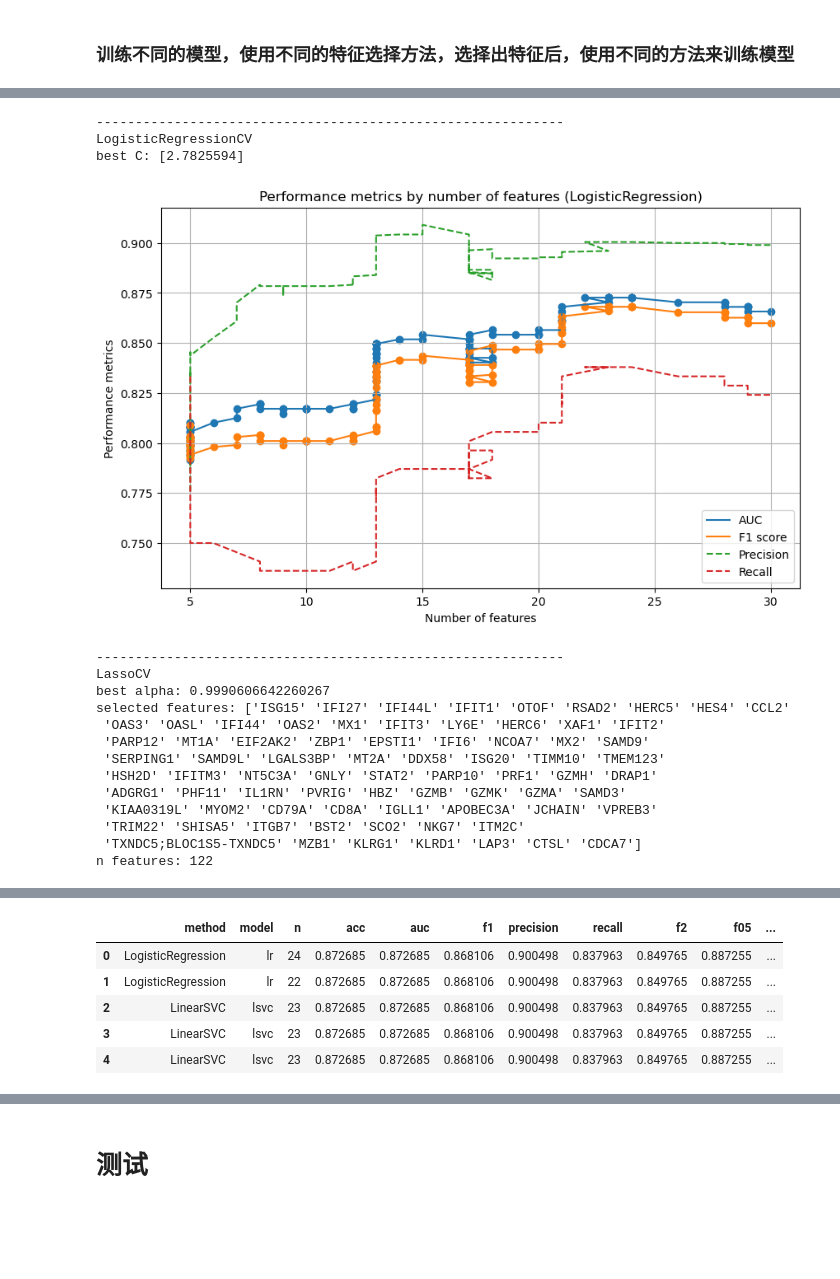
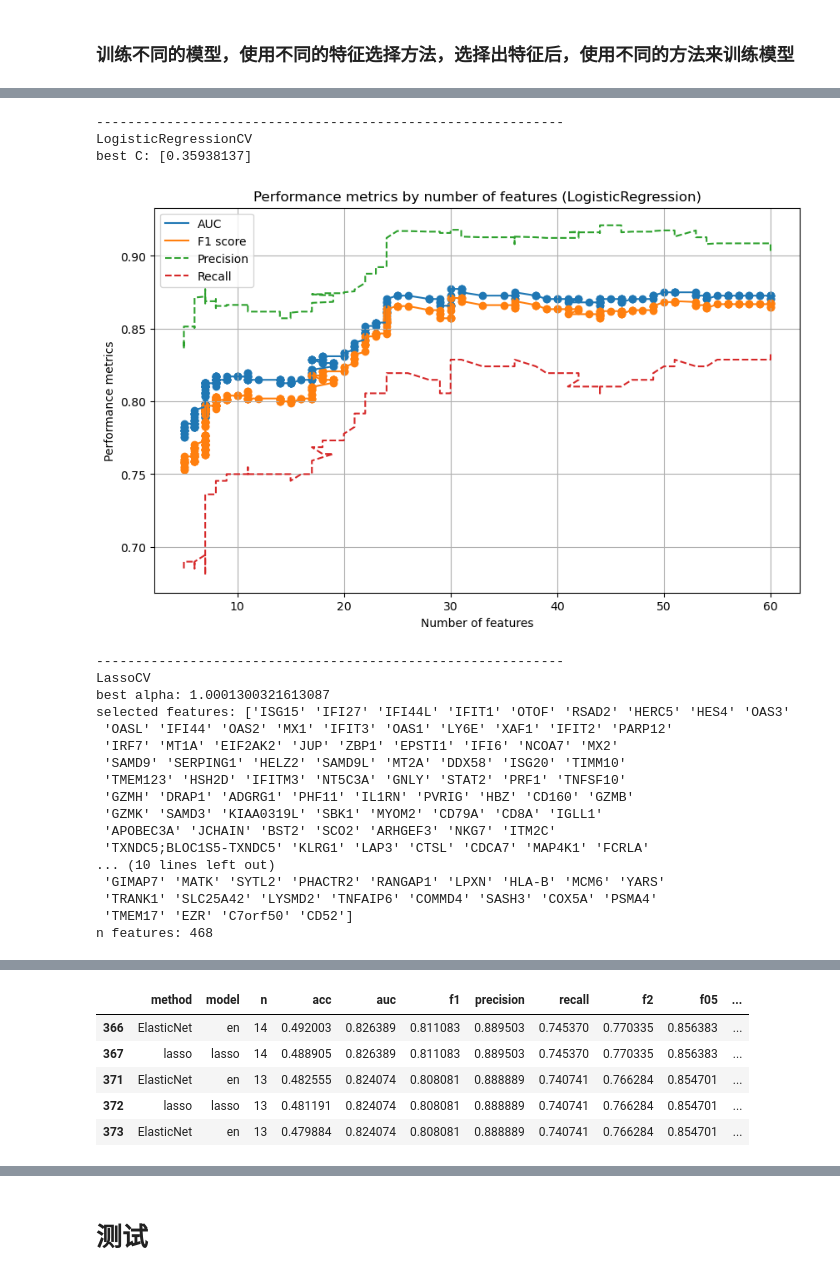
Before and after one commit to yeouyang326/digital-encoding-of-miRNA, a Jupyter notebook: 2StepSelect.ipynb, the cells around one changed output, grey strips where cells are left out. Drawn from its saved outputs; the diff is of its cells as text; code cells hidden in the pictures; blank space fills up the shorter version.

```diff
--- a/2StepSelect.ipynb
+++ b/2StepSelect.ipynb
@@ -90,17 +90,13 @@ final_results = pd.DataFrame(columns=['method', 'model', 'n', 'acc', 'auc', 'f1'
 # %% [markdown]
 #### 可接受的权重的范围筛选器
 # %%
-def is_prime_factors_only(n, allowed_factors):
-    for factor in allowed_factors:
-        while n % factor == 0:
-            n //= factor
-    return n == 1
-
-def get_allowed_numbers(max_n=25,allowed_factors=[2,3,5]):
+def get_allowed_numbers(max_n=25,allowed_factors=[1,2,3,4,5]):
     result = []
-    for i in range(1, max_n + 1):
-        if is_prime_factors_only(i, allowed_factors):
-            result.append(i)
+    for x in allowed_factors:
+        for y in allowed_factors:
+            result.append(x*y)
+        result.append(x)
+    result = list(set(result))
     return result
 
 def is_all_in_list(list,n=25,allowed_factors=[2,3,5]):
@@ -603,7 +599,7 @@ def evaluate_classifier(clf, method, model, X_train, y_train, X_test, y_test, pa
         y_pred = clf.predict(X_test)
         y_pred = np.array([1 if i > 0.5 else 0 for i in y_pred], dtype=int)
 
-        if 5 <= n <= 30:
+        if 5 <= n <= 60:
             cm = confusion_matrix(y_test, y_pred)
             auc = roc_auc_score(y_test, y_pred)
             f1 = f1_score(y_test, y_pred)
@@ -697,7 +693,7 @@ def evaluate_classifier(clf, method, model, X_train, y_train, X_test, y_test, pa
             f1_scores.append(f1)
             precision_scores.append(precision)
             recall_scores.append(recall)
-        if n > 35:
+        if n > 65:
             break
 
     # Plotting inside the function
@@ -745,6 +741,6 @@ train_data = train_data[train_data['target'] != -1]
 # %% [markdown]
 ### 筛选出 细菌病毒感染中表达量大差异于等于1.3倍的基因
 # %%
-higher_columns, higher_times = get_higher_columns(train_data, 1.3)
+higher_columns, higher_times = get_higher_columns(train_data, 1.15)
 print('高表达差异基因数目：', len(higher_columns))
 # %% [output]
@@ -763,7 +759,7 @@ X_test, y_test= sm.fit_resample(X_test, y_test)
 ### 训练不同的模型，使用不同的特征选择方法，选择出特征后，使用不同的方法来训练模型
 # %%
 final_results = pd.DataFrame(columns=['method', 'model', 'n', 'acc', 'auc', 'f1', 'precision', 'recall', 'f2','f05', 'confusionmatrix','coef', 'coef_rounded', 'found_coef', 'multiple_times','delta','intercept','balanced', 'gene_id', 'gene_symbol', 'gb_acc'])
-max_run_num = 1000
+max_run_num = 2000
 C_values = np.logspace(-9, 0, num=max_run_num, base=10)
 alpha_values = np.logspace(15, -5, num=max_run_num, base=10)
 
@@ -772,14 +768,14 @@ lsvc = LinearSVC(penalty="l1", dual=False)
 lsvc_params = [{'C': C} for C in C_values]
 evaluate_classifier(lsvc, 'LinearSVC', 'lsvc', X_train, y_train, X_test, y_test, lsvc_params)
 # Elastic-Net
-encv = ElasticNetCV(l1_ratio=1-np.logspace(-3, 1, num=30, base=10), n_alphas=20, max_iter=5000, n_jobs=-1, selection='random')
+encv = ElasticNetCV(l1_ratio=1-np.logspace(-3, -0.1, num=10, base=10), n_alphas=200, max_iter=5000, n_jobs=10, selection='cyclic')
 encv.fit(X_train, y_train)
 print('-'*60)
 print('ElasticNetCV')
 print('best l1_ratio:', encv.l1_ratio_)
 print('selected features:', X_train.columns[encv.coef_ != 0].values)
 print('n features:', encv.n_features_in_)
-en = ElasticNet(alpha=0.1, l1_ratio=encv.l1_ratio_, max_iter=5000, selection='random')
+en = ElasticNet(alpha=0.1, l1_ratio=encv.l1_ratio_, max_iter=5000, selection='cyclic')
 en_params = [{'alpha': alpha} for alpha in alpha_values]
 evaluate_classifier(en, 'ElasticNet', 'en', X_train, y_train, X_test, y_test, en_params)
 # LogisticRegression
@@ -823,17 +823,21 @@ n features: 122
 ------------------------------------------------------------
 LogisticRegressionCV
-best C: [2.7825594]
+best C: [0.35938137]
-[figure, old version]
+[figure, new version]
 ------------------------------------------------------------
 LassoCV
-best alpha: 0.9990606642260267
-selected features: ['ISG15' 'IFI27' 'IFI44L' 'IFIT1' 'OTOF' 'RSAD2' 'HERC5' 'HES4' 'CCL2'
- 'OAS3' 'OASL' 'IFI44' 'OAS2' 'MX1' 'IFIT3' 'LY6E' 'HERC6' 'XAF1' 'IFIT2'
- 'PARP12' 'MT1A' 'EIF2AK2' 'ZBP1' 'EPSTI1' 'IFI6' 'NCOA7' 'MX2' 'SAMD9'
- 'SERPING1' 'SAMD9L' 'LGALS3BP' 'MT2A' 'DDX58' 'ISG20' 'TIMM10' 'TMEM123'
- 'HSH2D' 'IFITM3' 'NT5C3A' 'GNLY' 'STAT2' 'PARP10' 'PRF1' 'GZMH' 'DRAP1'
- 'ADGRG1' 'PHF11' 'IL1RN' 'PVRIG' 'HBZ' 'GZMB' 'GZMK' 'GZMA' 'SAMD3'
- 'KIAA0319L' 'MYOM2' 'CD79A' 'CD8A' 'IGLL1' 'APOBEC3A' 'JCHAIN' 'VPREB3'
- 'TRIM22' 'SHISA5' 'ITGB7' 'BST2' 'SCO2' 'NKG7' 'ITM2C'
- 'TXNDC5;BLOC1S5-TXNDC5' 'MZB1' 'KLRG1' 'KLRD1' 'LAP3' 'CTSL' 'CDCA7']
-n features: 122
+best alpha: 1.0001300321613087
+selected features: ['ISG15' 'IFI27' 'IFI44L' 'IFIT1' 'OTOF' 'RSAD2' 'HERC5' 'HES4' 'OAS3'
+ 'OASL' 'IFI44' 'OAS2' 'MX1' 'IFIT3' 'OAS1' 'LY6E' 'XAF1' 'IFIT2' 'PARP12'
+ 'IRF7' 'MT1A' 'EIF2AK2' 'JUP' 'ZBP1' 'EPSTI1' 'IFI6' 'NCOA7' 'MX2'
+ 'SAMD9' 'SERPING1' 'HELZ2' 'SAMD9L' 'MT2A' 'DDX58' 'ISG20' 'TIMM10'
+ 'TMEM123' 'HSH2D' 'IFITM3' 'NT5C3A' 'GNLY' 'STAT2' 'PRF1' 'TNFSF10'
+ 'GZMH' 'DRAP1' 'ADGRG1' 'PHF11' 'IL1RN' 'PVRIG' 'HBZ' 'CD160' 'GZMB'
+ 'GZMK' 'SAMD3' 'KIAA0319L' 'SBK1' 'MYOM2' 'CD79A' 'CD8A' 'IGLL1'
+ 'APOBEC3A' 'JCHAIN' 'BST2' 'SCO2' 'ARHGEF3' 'NKG7' 'ITM2C'
+ 'TXNDC5;BLOC1S5-TXNDC5' 'KLRG1' 'LAP3' 'CTSL' 'CDCA7' 'MAP4K1' 'FCRLA'
+... (10 lines left out)
+ 'GIMAP7' 'MATK' 'SYTL2' 'PHACTR2' 'RANGAP1' 'LPXN' 'HLA-B' 'MCM6' 'YARS'
+ 'TRANK1' 'SLC25A42' 'LYSMD2' 'TNFAIP6' 'COMMD4' 'SASH3' 'COX5A' 'PSMA4'
+ 'TMEM17' 'EZR' 'C7orf50' 'CD52']
+n features: 468
@@ -954,15 +958,15 @@ for i in range(len(results_sorted_found_coef)):
     reperduce.append(can_reproduce)
 
 results_sorted_found_coef['reproduce'] = reperduce
-results_sorted_found_coef_view = results_sorted_found_coef[results_sorted_found_coef['reproduce'] == True].copy().drop(['coef','gene_id','intercept','multiple_times'], axis=1)
+results_sorted_found_coef_view = results_sorted_found_coef[results_sorted_found_coef['reproduce'] == True][results_sorted_found_coef['n'] <= 15].copy().drop(['coef','gene_id','intercept','multiple_times'], axis=1)
 results_sorted_found_coef_view.head(5)
 # %% [output]
 |  | method | model | n | acc | auc | f1 | precision | recall | f2 | f05 | ... |
-| 0 | LogisticRegression | lr | 24 | 0.872685 | 0.872685 | 0.868106 | 0.900498 | 0.837963 | 0.849765 | 0.887255 | ... |
-| 1 | LogisticRegression | lr | 22 | 0.872685 | 0.872685 | 0.868106 | 0.900498 | 0.837963 | 0.849765 | 0.887255 | ... |
-| 2 | LinearSVC | lsvc | 23 | 0.872685 | 0.872685 | 0.868106 | 0.900498 | 0.837963 | 0.849765 | 0.887255 | ... |
-| 3 | LinearSVC | lsvc | 23 | 0.872685 | 0.872685 | 0.868106 | 0.900498 | 0.837963 | 0.849765 | 0.887255 | ... |
-| 4 | LinearSVC | lsvc | 23 | 0.872685 | 0.872685 | 0.868106 | 0.900498 | 0.837963 | 0.849765 | 0.887255 | ... |
+| 366 | ElasticNet | en | 14 | 0.492003 | 0.826389 | 0.811083 | 0.889503 | 0.745370 | 0.770335 | 0.856383 | ... |
+| 367 | lasso | lasso | 14 | 0.488905 | 0.826389 | 0.811083 | 0.889503 | 0.745370 | 0.770335 | 0.856383 | ... |
+| 371 | ElasticNet | en | 13 | 0.482555 | 0.824074 | 0.808081 | 0.888889 | 0.740741 | 0.766284 | 0.854701 | ... |
+| 372 | lasso | lasso | 13 | 0.481191 | 0.824074 | 0.808081 | 0.888889 | 0.740741 | 0.766284 | 0.854701 | ... |
+| 373 | ElasticNet | en | 13 | 0.479884 | 0.824074 | 0.808081 | 0.888889 | 0.740741 | 0.766284 | 0.854701 | ... |
 # %%
 # for results_sorted_found_coef, draw the figure
 # Group the results by method and model
```
Also changed, not shown: parts of 5 cells of this notebook.
